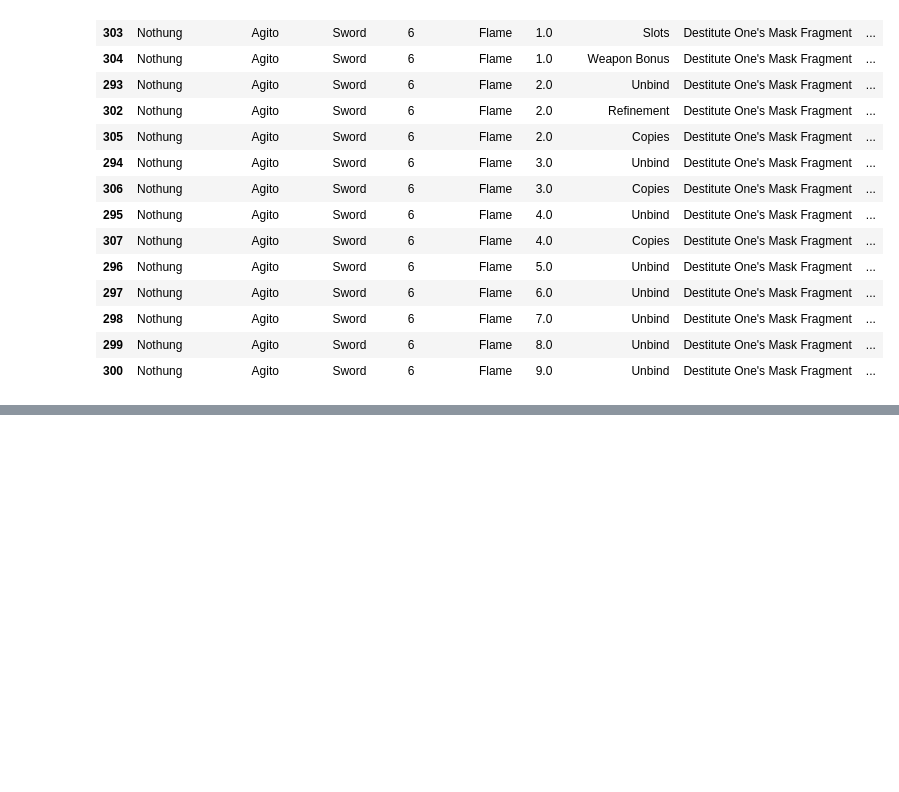
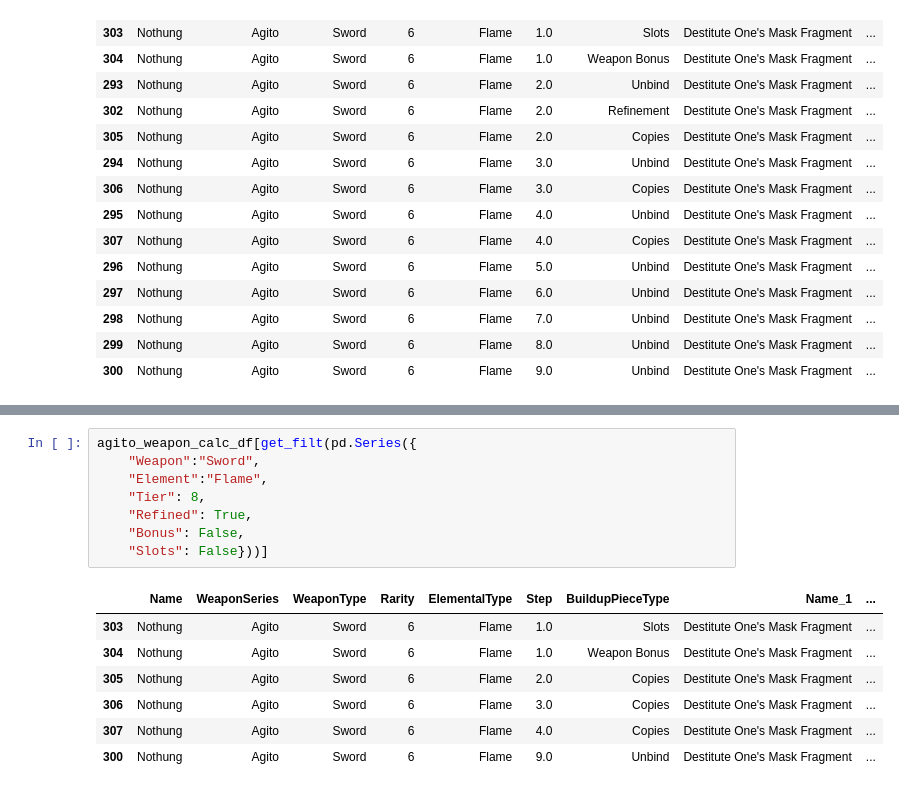
Before and after one commit to froggercat-just-for-fun/dl-weapon-calculator, a Jupyter notebook: explore.ipynb, the cells around one changed output, grey strips where cells are left out. Saved outputs shown, nothing was run; the diff lists cells and outputs as text; blank space fills up the shorter version.

Commit message:
✨ Weapon Calculator completed

```diff
--- a/explore.ipynb
+++ b/explore.ipynb
@@ -279,0 +327,16 @@ indexed_df
+# %%
+agito_weapon_calc_df[get_filt(pd.Series({
+    "Weapon":"Sword",
+    "Element":"Flame",
+    "Tier": 8,
+    "Refined": True,
+    "Bonus": False,
+    "Slots": False}))]
+# %% [output]
+|  | Name | WeaponSeries | WeaponType | Rarity | ElementalType | Step | BuildupPieceType | Name_1 | ... |
+| 303 | Nothung | Agito | Sword | 6 | Flame | 1.0 | Slots | Destitute One's Mask Fragment | ... |
+| 304 | Nothung | Agito | Sword | 6 | Flame | 1.0 | Weapon Bonus | Destitute One's Mask Fragment | ... |
+| 305 | Nothung | Agito | Sword | 6 | Flame | 2.0 | Copies | Destitute One's Mask Fragment | ... |
+| 306 | Nothung | Agito | Sword | 6 | Flame | 3.0 | Copies | Destitute One's Mask Fragment | ... |
+| 307 | Nothung | Agito | Sword | 6 | Flame | 4.0 | Copies | Destitute One's Mask Fragment | ... |
+| 300 | Nothung | Agito | Sword | 6 | Flame | 9.0 | Unbind | Destitute One's Mask Fragment | ... |
```
Also changed, not shown: parts of 6 cells of this notebook, 2 other files.
